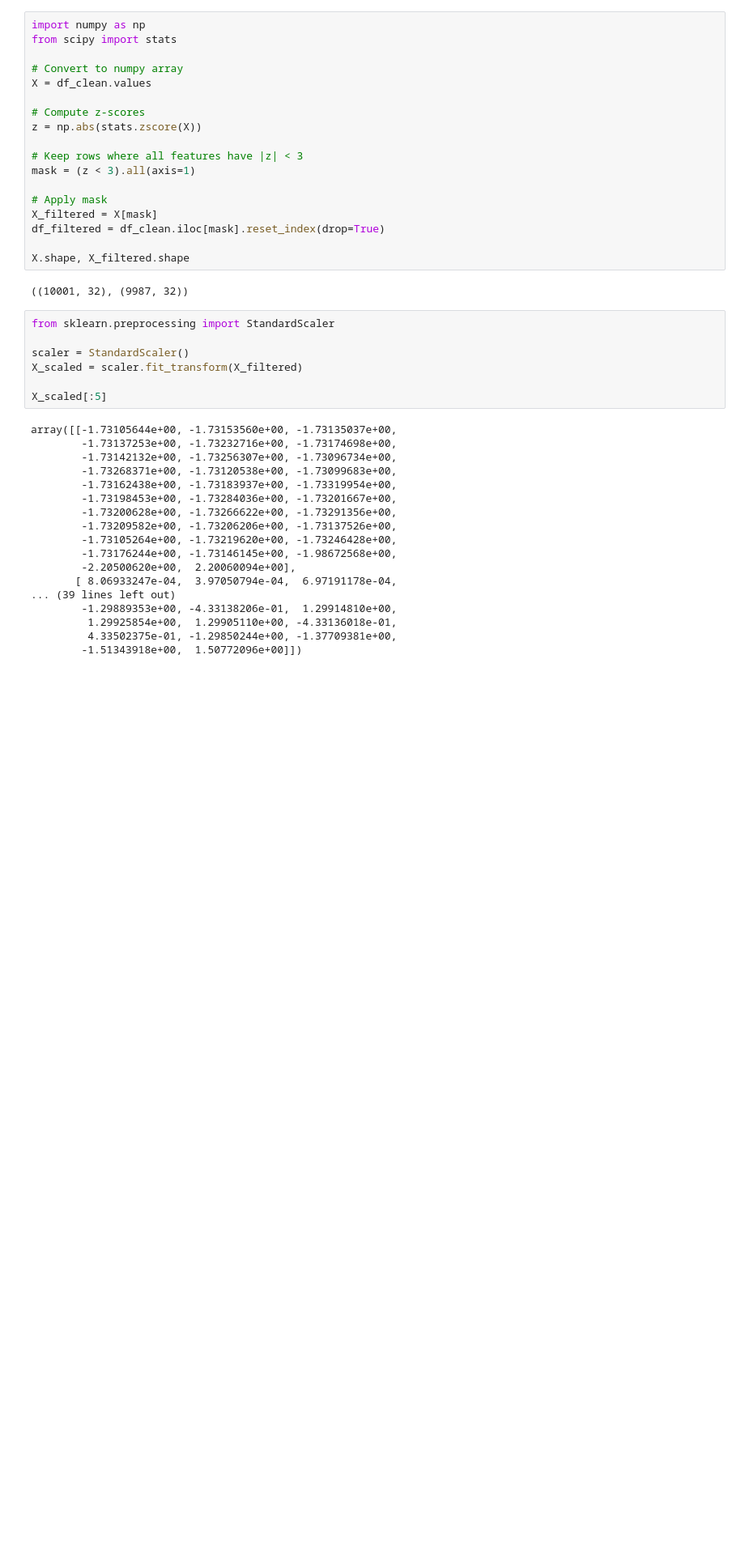
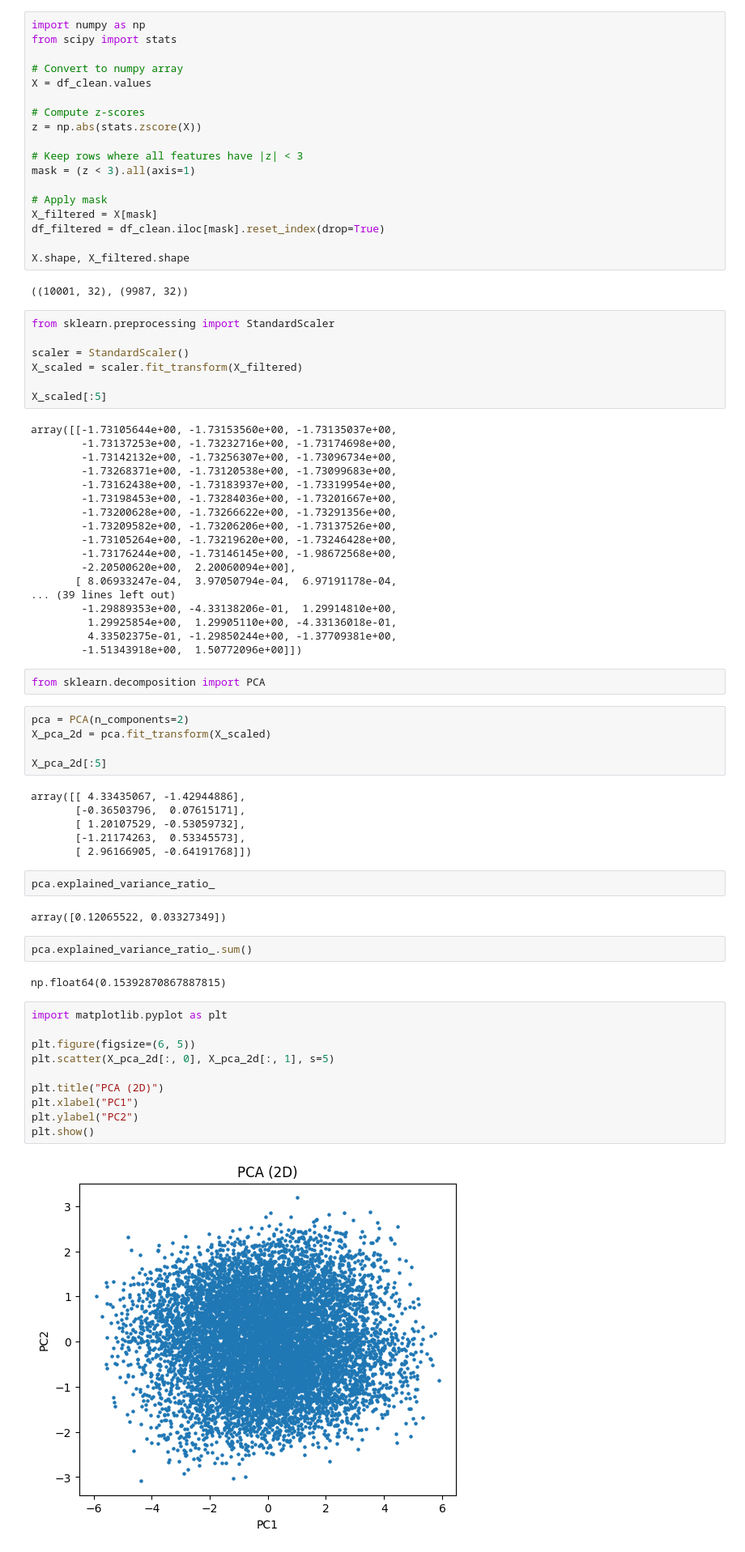
Before and after one commit to adamazmy/High-Dimensional-Dataset-Visualisation, a Jupyter notebook: notebooks/01_preprocessing_wing.ipynb, the cells around one changed output. Shown at 81% size. Saved outputs shown, nothing was run; the diff lists cells and outputs as text; blank space fills up the shorter version.

```diff
--- a/notebooks/01_preprocessing_wing.ipynb
+++ b/notebooks/01_preprocessing_wing.ipynb
@@ -119,3 +119,36 @@ array([[-1.73105644e+00, -1.73153560e+00, -1.73135037e+00,
          1.29925854e+00,  1.29905110e+00, -4.33136018e-01,
          4.33502375e-01, -1.29850244e+00, -1.37709381e+00,
         -1.51343918e+00,  1.50772096e+00]])
+# %%
+from sklearn.decomposition import PCA
+# %%
+pca = PCA(n_components=2)
+X_pca_2d = pca.fit_transform(X_scaled)
+
+X_pca_2d[:5]
+# %% [output]
+array([[ 4.33435067, -1.42944886],
+       [-0.36503796,  0.07615171],
+       [ 1.20107529, -0.53059732],
+       [-1.21174263,  0.53345573],
+       [ 2.96166905, -0.64191768]])
+# %%
+pca.explained_variance_ratio_
+# %% [output]
+array([0.12065522, 0.03327349])
+# %%
+pca.explained_variance_ratio_.sum()
+# %% [output]
+np.float64(0.15392870867887815)
+# %%
+import matplotlib.pyplot as plt
+
+plt.figure(figsize=(6, 5))
+plt.scatter(X_pca_2d[:, 0], X_pca_2d[:, 1], s=5)
+
+plt.title("PCA (2D)")
+plt.xlabel("PC1")
+plt.ylabel("PC2")
+plt.show()
+# %% [output]
+[figure, added]
```
Also changed, not shown: parts of 11 cells of this notebook.
